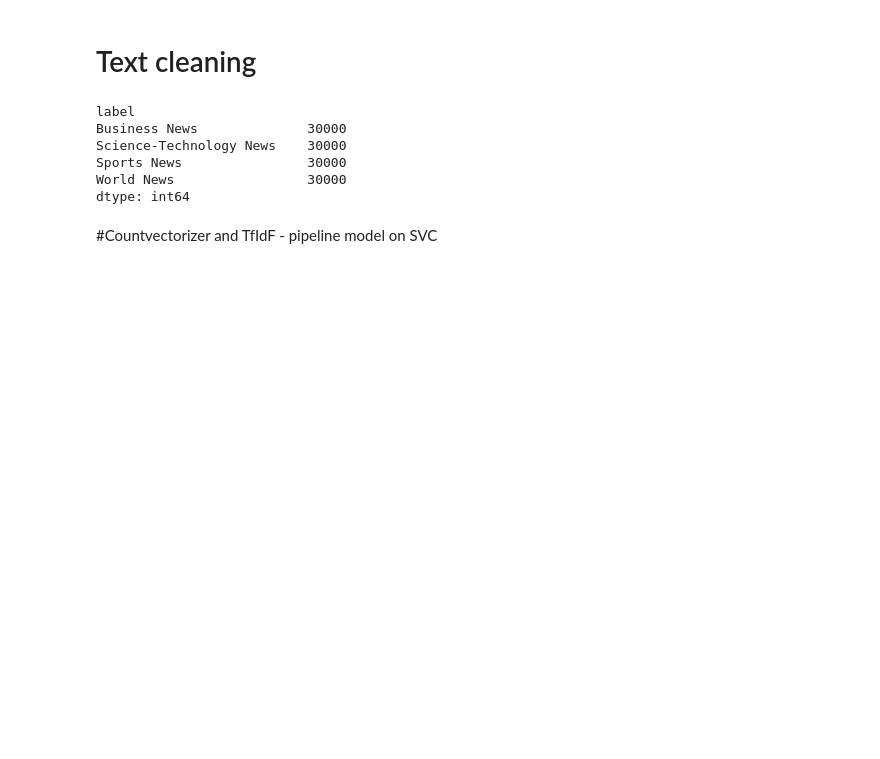
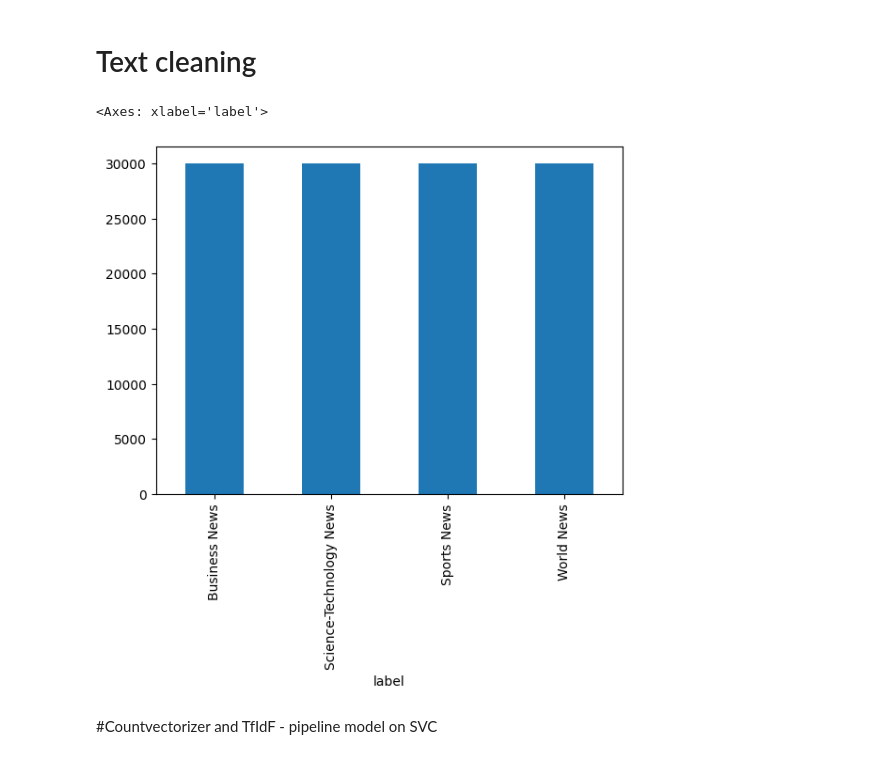
Before and after one commit to PatrykCiwinski/Final_project_NLP, a Jupyter notebook: Final_project_v2_NLP.ipynb, the cells around one changed output. Cells and saved outputs as stored; diff of their text form; code cells hidden in the pictures; blank space fills up the shorter version.

```diff
--- a/Final_project_v2_NLP.ipynb
+++ b/Final_project_v2_NLP.ipynb
@@ -188,14 +190,10 @@ def clean(text):
 train_data['text'] = train_data['text'].apply(lambda x:clean(x))
 test_data['text'] = test_data['text'].apply(lambda x:clean(x))
 # %%
-train_data.groupby(['label']).size()
+(train_data.groupby(['label']).size()).plot(kind='bar')
 # %% [output]
-label
-Business News              30000
-Science-Technology News    30000
-Sports News                30000
-World News                 30000
-dtype: int64
+<Axes: xlabel='label'>
+[figure, added]
 # %% [markdown]
 #Countvectorizer and TfIdF - pipeline model on SVC
 # %%
```
Also changed, not shown: parts of 17 cells of this notebook.
